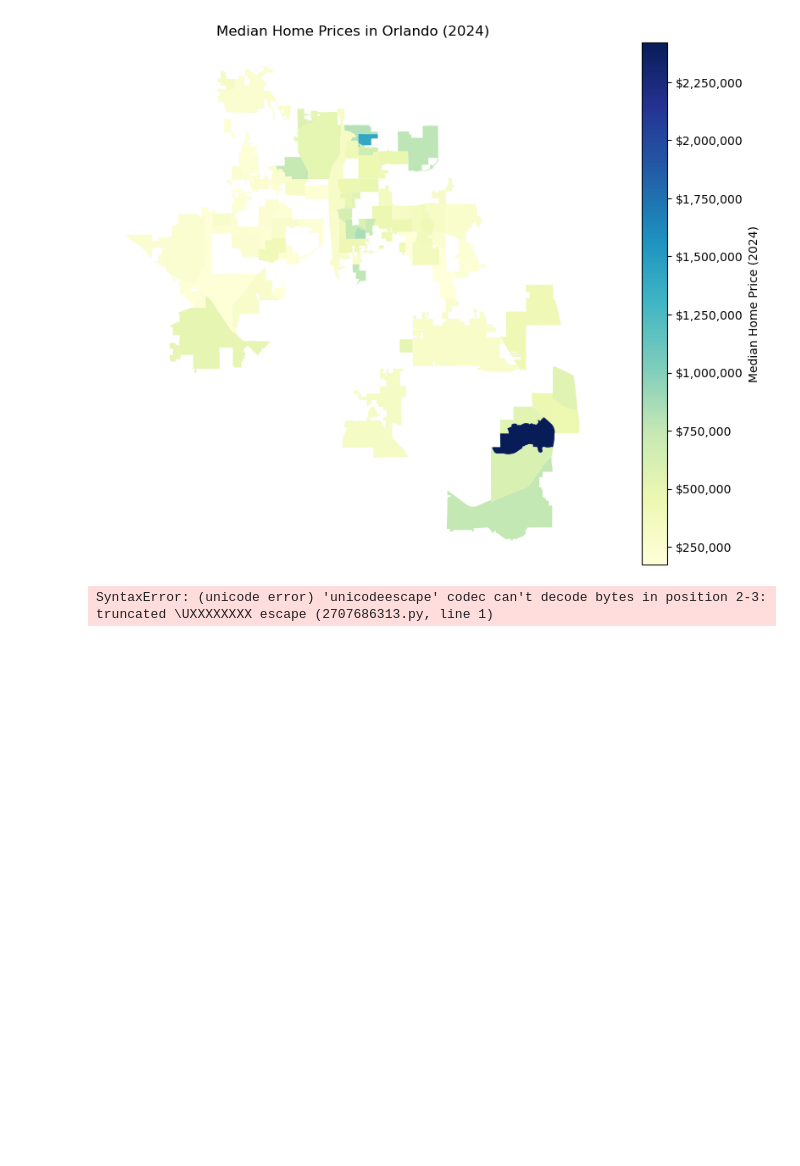
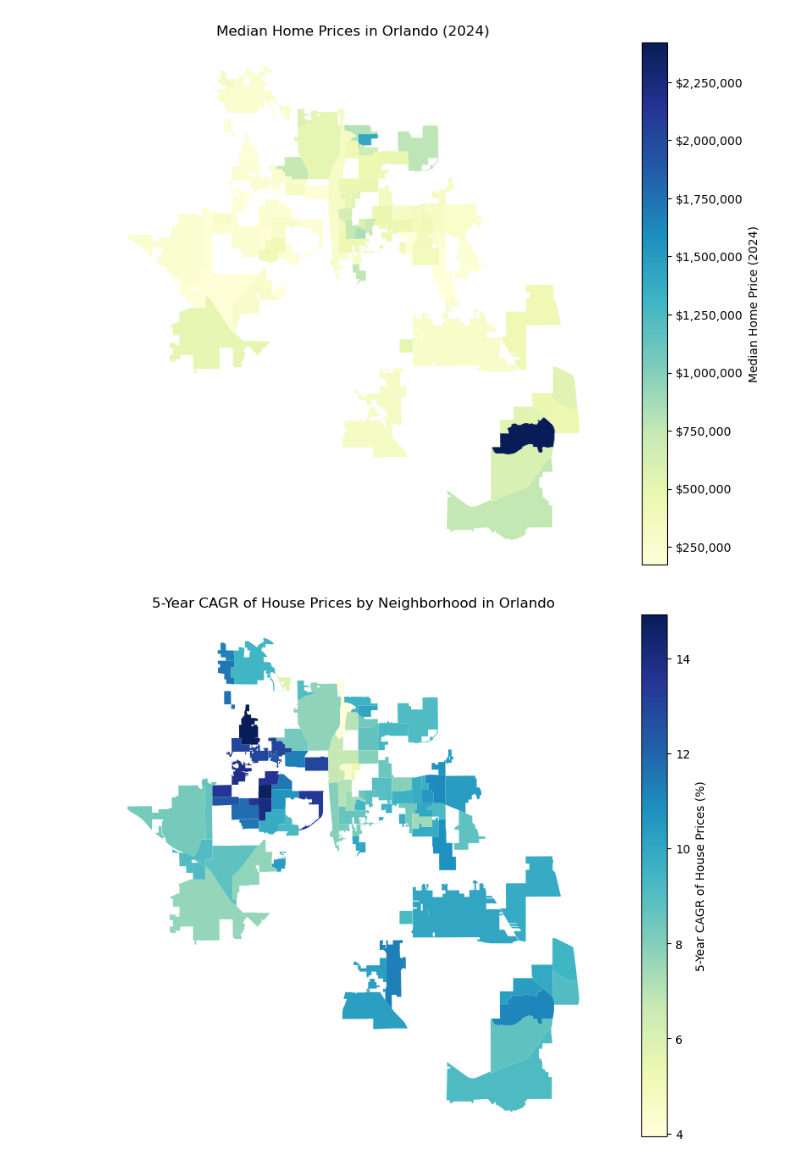
Before and after one commit to dztaylor936/ds2025-group3, a Jupyter notebook: eda.ipynb, the cells around one changed output. Cells and saved outputs as stored; diff of their text form; code cells hidden in the pictures; blank space fills up the shorter version.

```diff
--- a/eda.ipynb
+++ b/eda.ipynb
@@ -106,6 +106,51 @@ plt.axis('off')
 plt.show()
 # %% [output]
 [figure]
+# %%
+# Calculate the 5-year CAGR for each neighborhood
+def calculate_cagr(start_value, end_value, years):
+  if pd.isna(start_value) or pd.isna(end_value) or start_value <= 0:
+    return None
+  return ((end_value / start_value) ** (1 / years)) - 1
+
+# Filter data for the last 5 years
+orlando_zillow_long['year'] = orlando_zillow_long['month'].dt.year
+end_year = orlando_zillow_long['year'].max() - 1
+start_year = end_year - 5
+
+cagr_data = orlando_zillow_long[orlando_zillow_long['year'].isin([start_year, end_year])]
+
+# Calculate the average 'value' for each year and each RegionName
+cagr_data = cagr_data.groupby(['RegionName', 'year'])['value'].mean().unstack()
+
+# Ensure that both start_year and end_year exist in the data
+cagr_data = cagr_data[[start_year, end_year]].dropna()
+
+# Calculate the 2020-2025 CAGR for each region
+cagr_data['CAGR'] = cagr_data.apply(lambda row: calculate_cagr(row[start_year], row[end_year], end_year - start_year), axis=1)
+
+# Convert CAGR values to percentages
+cagr_data['CAGR'] = cagr_data['CAGR'] * 100
+
+# Merge the CAGR data with the GeoDataFrame
+cagr_geo = orlando_geo.merge(cagr_data[['CAGR']], left_on='name', right_index=True, how='left')
+
+# Plot the choropleth map
+fig, ax = plt.subplots(1, 1, figsize=(12, 8))
+cagr_geo.plot(
+  column='CAGR',
+  cmap='YlGnBu',
+  legend=True,
+  legend_kwds={'label': "5-Year CAGR of House Prices (%)", 'fmt': '%.2f%%'},
+  ax=ax
+)
+
+# Customize the plot
+plt.title("5-Year CAGR of House Prices by Neighborhood in Orlando")
+plt.axis('off')
+plt.show()
+# %% [output]
+[figure, added]
 # %%
 from dotenv import load_dotenv
 import os
@@ -131,8 +176,3 @@ for year in range(2009, 2022):
   orlando_income_all_years.append(orlando_income_df)
 
 orlando_income_all_years_df = pd.concat(orlando_income_all_years, ignore_index=True)
-# %%
-gdf = gpd.read_file('C:\Users\brad\Documents\repos\ds2025-group3\data\cb_2018_12_tract_500k.shp')
-gdf = gdf[gdf['COUNTYFP'] == '095']
-# %% [output]
-SyntaxError: (unicode error) 'unicodeescape' codec can't decode bytes in position 2-3: truncated \UXXXXXXXX escape (2707686313.py, line 1)
```
Also changed, not shown: parts of 6 cells of this notebook.
